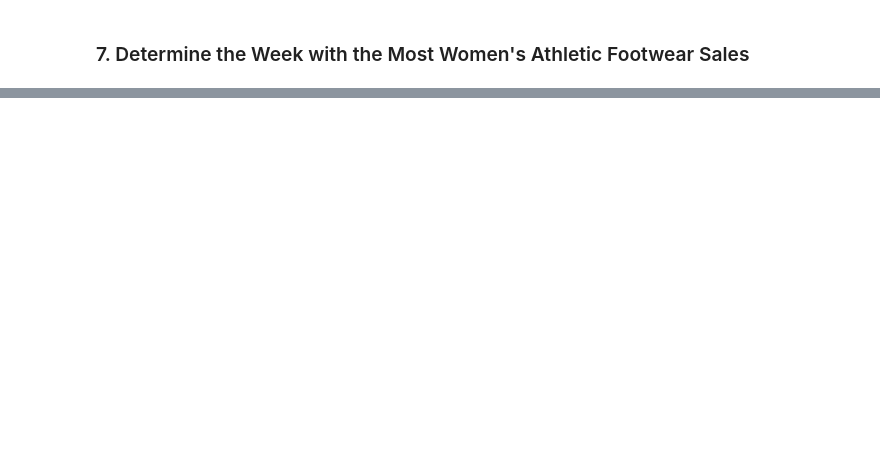
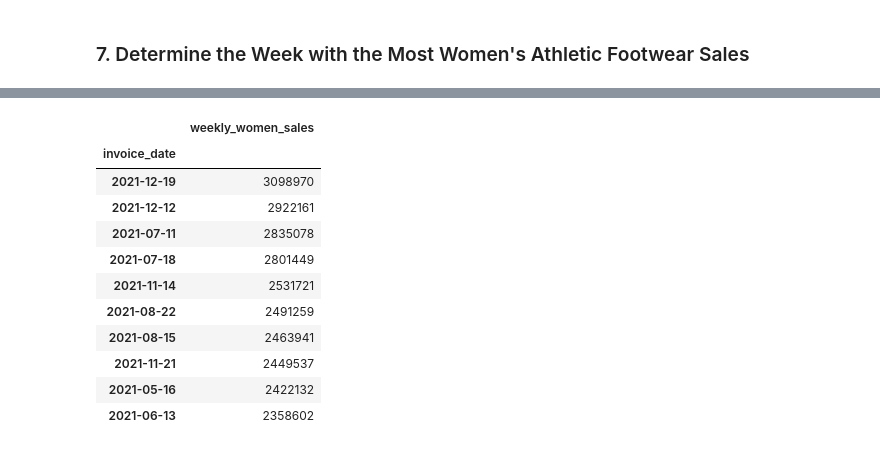
Before and after one commit to JustinFisher22/athletic_sales_analysis, a Jupyter notebook: athletic_sales_analysis.ipynb, the cells around one changed output, grey strips where cells are left out. Saved outputs shown, nothing was run; the diff lists cells and outputs as text; code cells hidden in the pictures; blank space fills up the shorter version.

```diff
--- a/athletic_sales_analysis.ipynb
+++ b/athletic_sales_analysis.ipynb
@@ -473,0 +468,23 @@ KeyError: 'weekly_sales'
+# %%
+pivot_women_weekly_sales = pd.pivot_table(womens_shoe_sales,
+                                         index = 'invoice_date',
+                                         values = 'total_sales',
+                                         aggfunc = 'sum')
+pivot_women_weekly_sales = pivot_women_weekly_sales.rename(columns={'total_sales': 'weekly_women_sales'})
+weekly_women_shoe_sales = pivot_women_weekly_sales.resample('W').sum()
+# Sort the resampled pivot table in descending order on "Total Sales".
+sorted_weekly_sales = weekly_women_shoe_sales.sort_values(by= 'weekly_women_sales', ascending=False)
+sorted_weekly_sales.head(10)
+# %% [output]
+|  | weekly_women_sales |
+| invoice_date |  |
+| 2021-12-19 | 3098970 |
+| 2021-12-12 | 2922161 |
+| 2021-07-11 | 2835078 |
+| 2021-07-18 | 2801449 |
+| 2021-11-14 | 2531721 |
+| 2021-08-22 | 2491259 |
+| 2021-08-15 | 2463941 |
+| 2021-11-21 | 2449537 |
+| 2021-05-16 | 2422132 |
+| 2021-06-13 | 2358602 |
```
Also changed, not shown: parts of 2 cells of this notebook.
